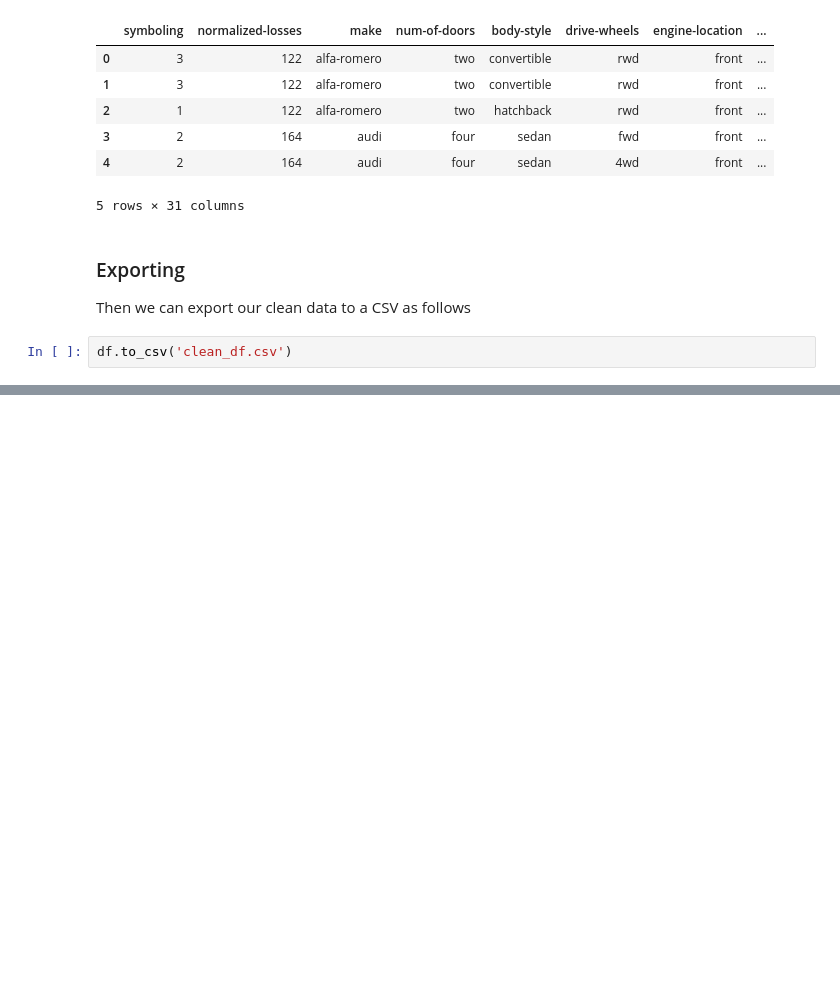
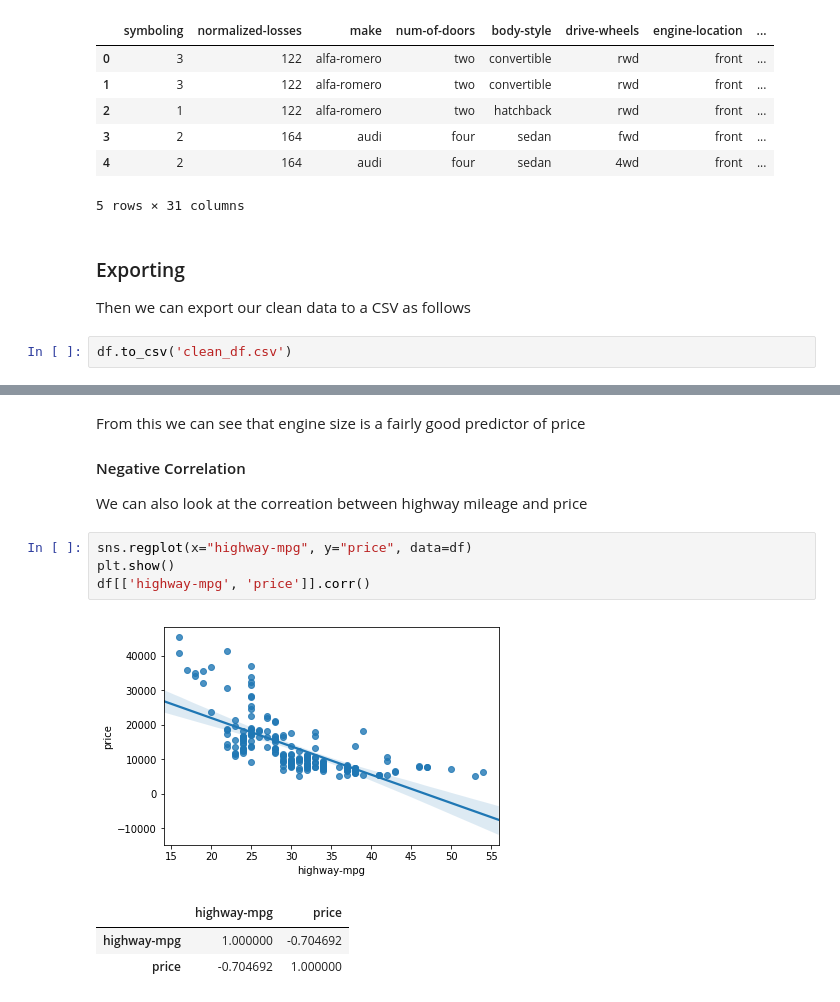
Before and after one commit to nabeelvalley/docs, a Jupyter notebook: dsx-with-python/notebooks/data-analysis-with-python.ipynb, the cells around one changed output, grey strips where cells are left out. Cells and saved outputs as stored; diff of their text form; blank space fills up the shorter version.

```diff
--- a/dsx-with-python/notebooks/data-analysis-with-python.ipynb
+++ b/dsx-with-python/notebooks/data-analysis-with-python.ipynb
@@ -748,0 +818,15 @@ Exploratory Data Analysis (EDA) is an approach to analyze data in order to
+# %% [markdown]
+From this we can see that engine size is a fairly good predictor of price
+
+#### Negative Correlation
+
+We can also look at the correation between highway mileage and price
+# %%
+sns.regplot(x="highway-mpg", y="price", data=df)
+plt.show()
+df[['highway-mpg', 'price']].corr()
+# %% [output]
+[figure, added]
+|  | highway-mpg | price |
+| highway-mpg | 1.000000 | -0.704692 |
+| price | -0.704692 | 1.000000 |
```
Also changed, not shown: parts of 47 cells of this notebook.
